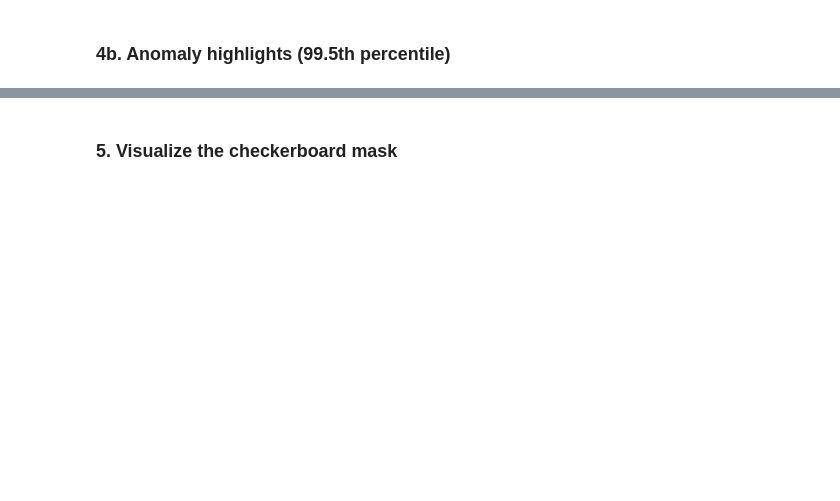
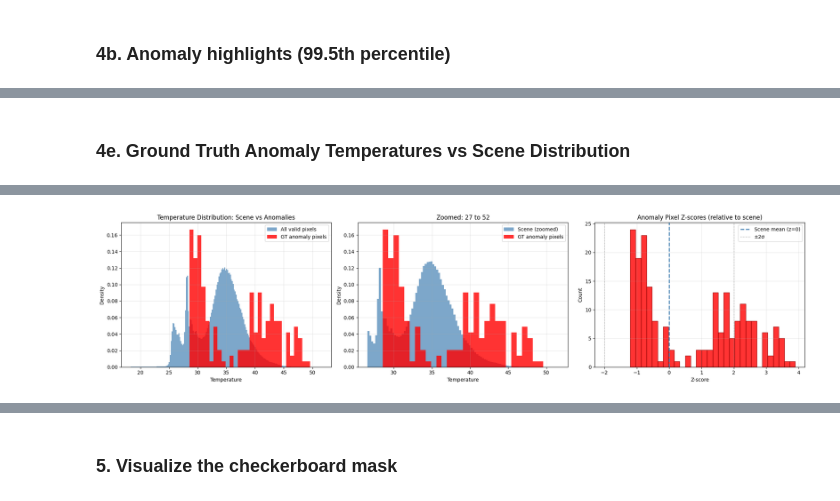
Before and after one commit to rashwin88/hsi-anomaly-foundations-allotrope, a Jupyter notebook: exploratory_analyses/spatial_ae_inference_demo.ipynb, the cells around one changed output, grey strips where cells are left out. Saved outputs shown, nothing was run; the diff lists cells and outputs as text; code cells hidden in the pictures; blank space fills up the shorter version.

```diff
--- a/exploratory_analyses/spatial_ae_inference_demo.ipynb
+++ b/exploratory_analyses/spatial_ae_inference_demo.ipynb
@@ -186,0 +307,77 @@ Pixels above threshold: 19468 / 38935905
+# %% [markdown]
+### 4e. Ground Truth Anomaly Temperatures vs Scene Distribution
+# %%
+valid_temps = original[mask == 1]
+anomaly_temps = original[(gt_data == 1) & (mask == 1)]
+normal_temps = original[(gt_data == 0) & (mask == 1)]
+
+scene_mean = valid_temps.mean()
+scene_std = valid_temps.std()
+anomaly_zscores = (anomaly_temps - scene_mean) / scene_std
+
+print(f"Scene temperature stats (valid pixels):")
+print(f"  Mean: {scene_mean:.2f}, Std: {scene_std:.2f}")
+print(f"  Min:  {valid_temps.min():.2f}, Max: {valid_temps.max():.2f}")
+print(f"  P1:   {np.percentile(valid_temps, 1):.2f}, P99: {np.percentile(valid_temps, 99):.2f}")
+print()
+print(f"Anomaly pixel temperatures ({len(anomaly_temps)} pixels):")
+print(f"  Mean: {anomaly_temps.mean():.2f}, Std: {anomaly_temps.std():.2f}")
+print(f"  Min:  {anomaly_temps.min():.2f}, Max: {anomaly_temps.max():.2f}")
+print()
+print(f"Z-scores of anomaly pixels (relative to scene):")
+print(f"  Mean: {anomaly_zscores.mean():.2f}, Std: {anomaly_zscores.std():.2f}")
+print(f"  Min:  {anomaly_zscores.min():.2f}, Max: {anomaly_zscores.max():.2f}")
+print(f"  Anomalies below -2σ: {(anomaly_zscores < -2).sum()}")
+print(f"  Anomalies within ±2σ: {((anomaly_zscores >= -2) & (anomaly_zscores <= 2)).sum()}")
+print(f"  Anomalies above +2σ: {(anomaly_zscores > 2).sum()}")
+
+fig, axes = plt.subplots(1, 3, figsize=(20, 5))
+
+# Histogram: scene vs anomaly temperatures
+axes[0].hist(valid_temps, bins=200, density=True, alpha=0.7, color="steelblue", label="All valid pixels")
+axes[0].hist(anomaly_temps, bins=30, density=True, alpha=0.8, color="red", label="GT anomaly pixels")
+axes[0].set_xlabel("Temperature")
+axes[0].set_ylabel("Density")
+axes[0].set_title("Temperature Distribution: Scene vs Anomalies")
+axes[0].legend()
+axes[0].grid(True, alpha=0.3)
+
+# Zoomed histogram around the anomaly range
+anom_lo = anomaly_temps.min() - 2
+anom_hi = anomaly_temps.max() + 2
+zoom_mask = (valid_temps >= anom_lo) & (valid_temps <= anom_hi)
+axes[1].hist(valid_temps[zoom_mask], bins=100, density=True, alpha=0.7, color="steelblue", label="Scene (zoomed)")
+axes[1].hist(anomaly_temps, bins=30, density=True, alpha=0.8, color="red", label="GT anomaly pixels")
+axes[1].set_xlabel("Temperature")
+axes[1].set_ylabel("Density")
+axes[1].set_title(f"Zoomed: {anom_lo:.0f} to {anom_hi:.0f}")
+axes[1].legend()
+axes[1].grid(True, alpha=0.3)
+
+# Z-score distribution of anomaly pixels
+axes[2].hist(anomaly_zscores, bins=30, alpha=0.8, color="red", edgecolor="darkred")
+axes[2].axvline(0, color="steelblue", lw=2, linestyle="--", label="Scene mean (z=0)")
+axes[2].axvline(-2, color="gray", lw=1, linestyle=":", label="±2σ")
+axes[2].axvline(2, color="gray", lw=1, linestyle=":")
+axes[2].set_xlabel("Z-score")
+axes[2].set_ylabel("Count")
+axes[2].set_title("Anomaly Pixel Z-scores (relative to scene)")
+axes[2].legend()
+axes[2].grid(True, alpha=0.3)
+
+plt.tight_layout()
+plt.show()
+
+# Percentile rank of each anomaly pixel within the scene distribution
+anomaly_percentiles = np.array([
+    (valid_temps < t).sum() / len(valid_temps) * 100
+    for t in anomaly_temps
+])
+print(f"\nPercentile rank of anomaly pixels within scene distribution:")
+print(f"  Mean percentile: {anomaly_percentiles.mean():.2f}%")
+print(f"  Min percentile:  {anomaly_percentiles.min():.2f}%")
+print(f"  Max percentile:  {anomaly_percentiles.max():.2f}%")
+print(f"  Anomalies in top 1%:   {(anomaly_percentiles > 99).sum()}")
+print(f"  Anomalies in top 5%:   {(anomaly_percentiles > 95).sum()}")
+print(f"  Anomalies in bottom 5%: {(anomaly_percentiles < 5).sum()}")
+# %% [output]
@@ -186,0 +399 @@ Pixels above threshold: 19468 / 38935905
+[figure, added]
```
Also changed, not shown: parts of 11 cells of this notebook, 1 other file.
